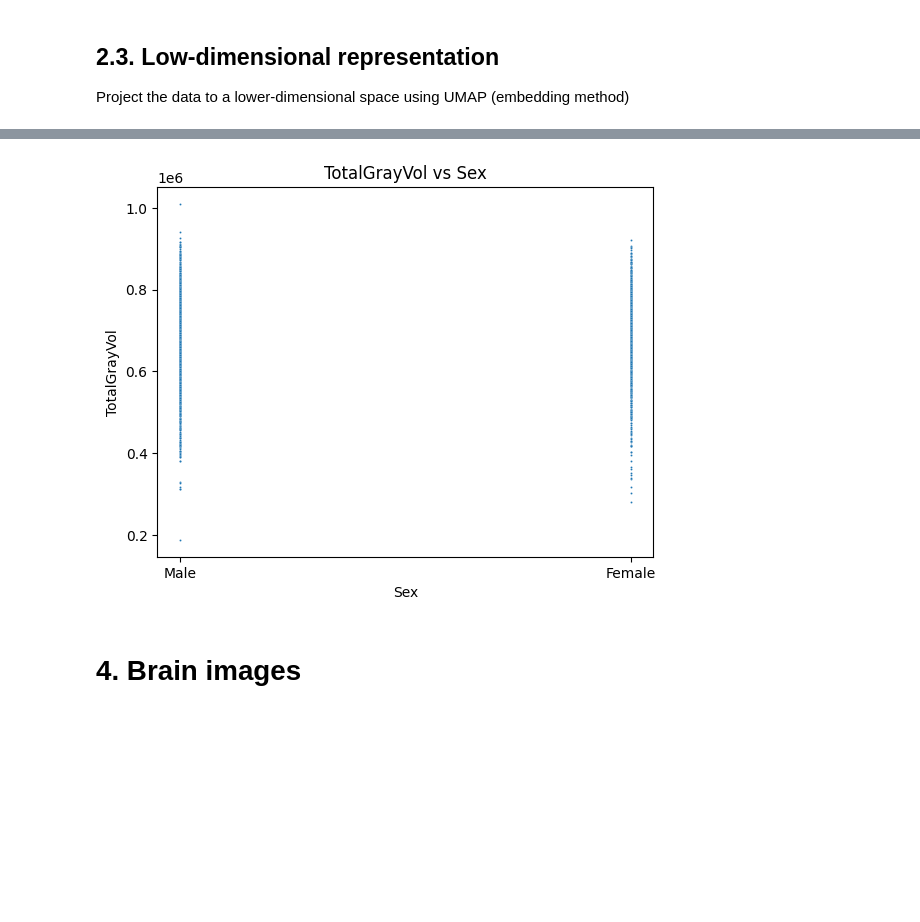
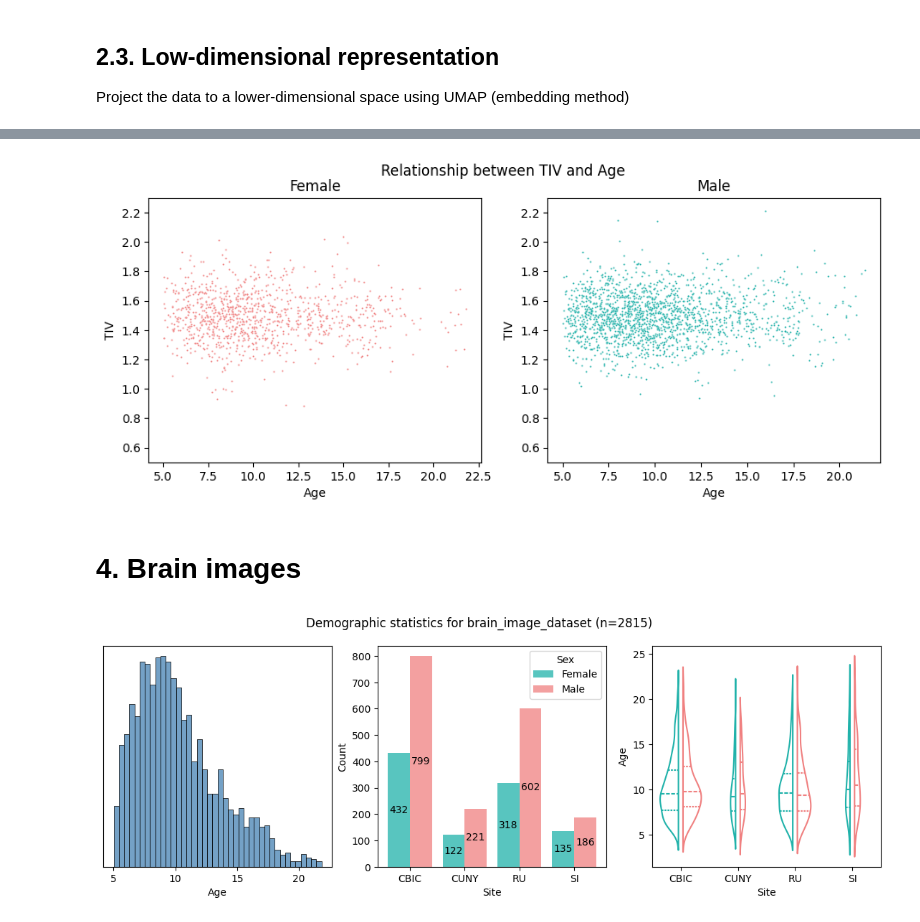
Before and after one commit to damian-jazz/comorbidity_prediction, a Jupyter notebook: data_inspection.ipynb, the cells around one changed output, grey strips where cells are left out. Saved outputs shown, nothing was run; the diff lists cells and outputs as text; code cells hidden in the pictures; blank space fills up the shorter version.

```diff
--- a/data_inspection.ipynb
+++ b/data_inspection.ipynb
@@ -303,3 +128,6 @@ plot_umap_cluster(Y_over, 'oversampled', ebd)
 # %%
 F = features.iloc[:,1:]
-TIV = F['global_estimatedtotalintracranialvol']
+f = pd.DataFrame()
+f['TIV'] = F['global_estimatedtotalintracranialvol']
+f['TIV'] = f['TIV']/1e6
+df = pd.concat([f,C], axis=1)
@@ -353,10 +134,6 @@ plt.show()
-# %%
-sns.scatterplot(x=SEX, y=total_gray_vol, s=2)
-plt.xlabel('Sex')
-plt.ylabel('TotalGrayVol')
-plt.title('TotalGrayVol vs Sex')
-plt.show()
-# %% [output]
-[figure, removed]
+# %%
+plot_feature_confounder_relation(df, 'TIV', 'Age', 'Sex', ['Female', 'Male'])
+# %% [output]
+[figure, added]
 # %% [markdown]
 # 4. Brain images
@@ -362,0 +146,4 @@ plt.show()
+# %%
+plot_demographics(C, 'brain_image_dataset')
+# %% [output]
+[figure, added]
```
Also changed, not shown: parts of 43 cells of this notebook, 1 other file.
